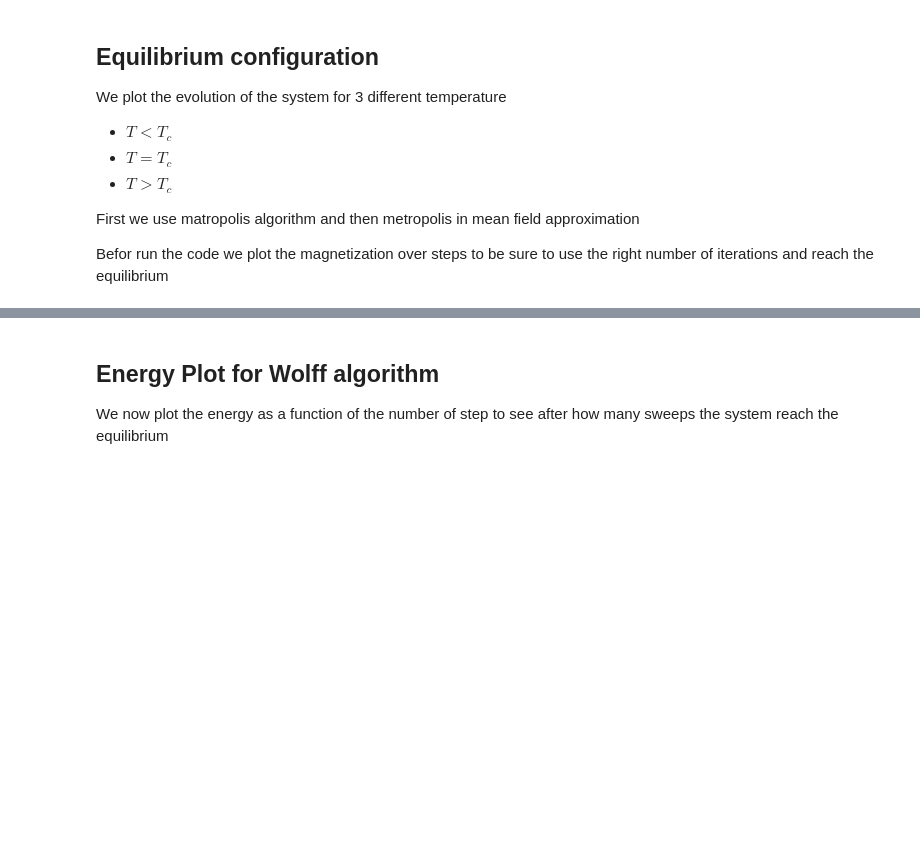
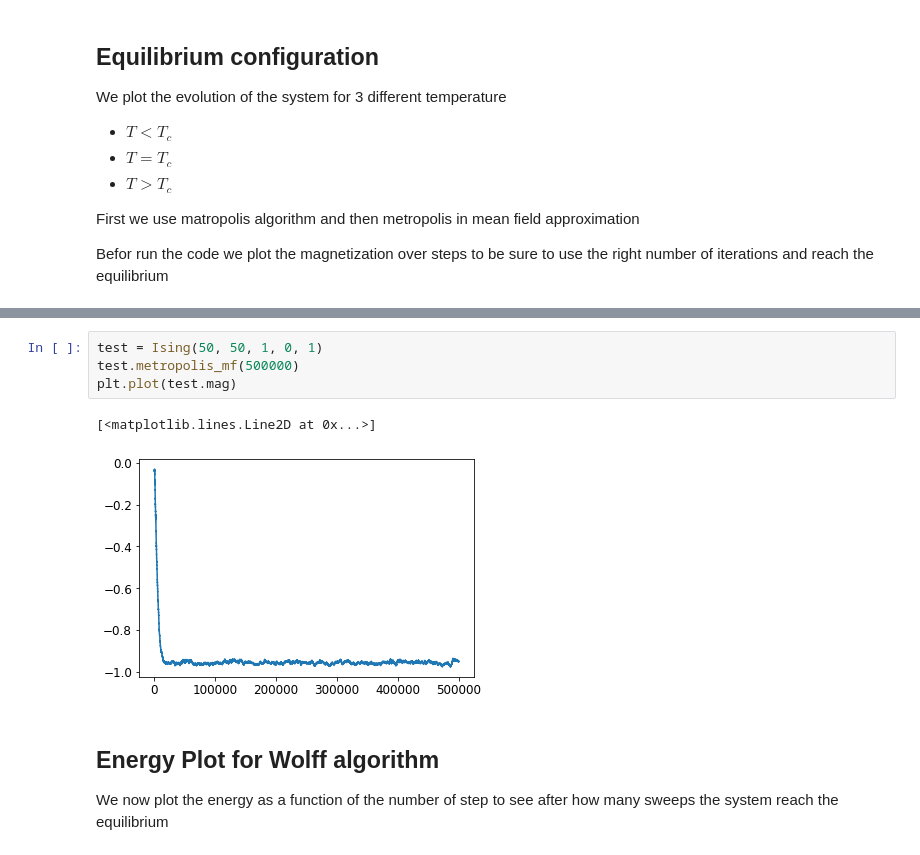
Before and after one commit to eleonoragatti44/IsingModel-CSProject, a Jupyter notebook: Ising2D.ipynb, the cells around one changed output, grey strips where cells are left out. Cells and saved outputs as stored; diff of their text form; blank space fills up the shorter version.

```diff
--- a/Ising2D.ipynb
+++ b/Ising2D.ipynb
@@ -96,3 +99,10 @@ for T in temperatures:
+# %%
+test = Ising(50, 50, 1, 0, 1)
+test.metropolis_mf(500000)
+plt.plot(test.mag)
+# %% [output]
+[<matplotlib.lines.Line2D at 0x...>]
+[figure, added]
 # %% [markdown]
 ## Energy Plot for Wolff algorithm
 We now plot the energy as a function of the number of step to see after how many sweeps the system reach the equilibrium
```
Also changed, not shown: parts of 13 cells of this notebook, 7 other files.
